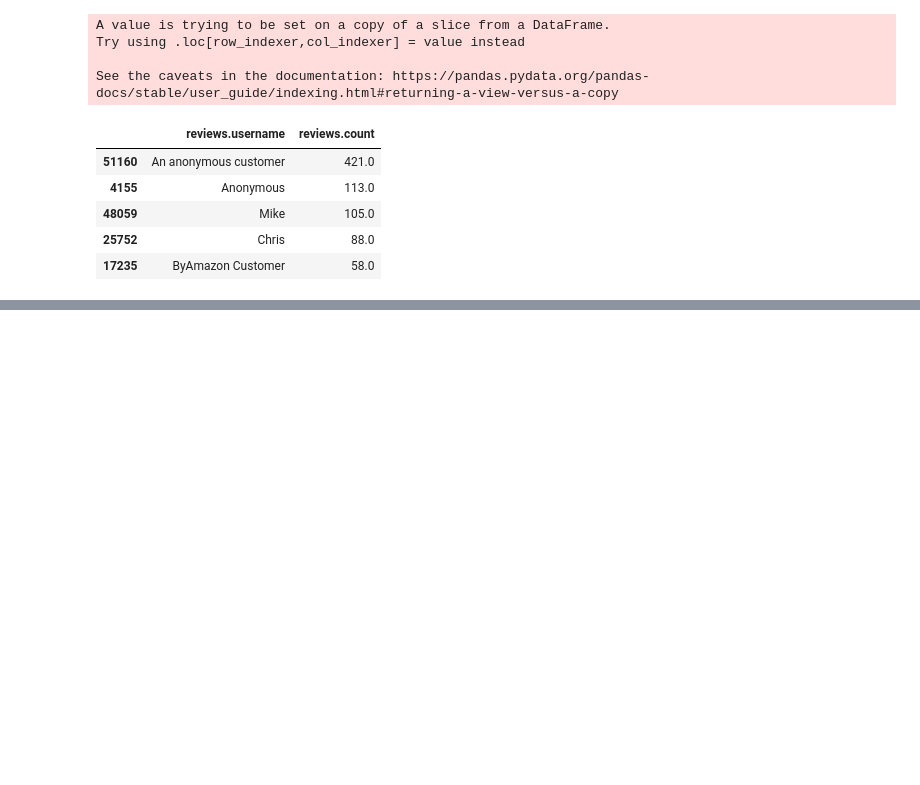
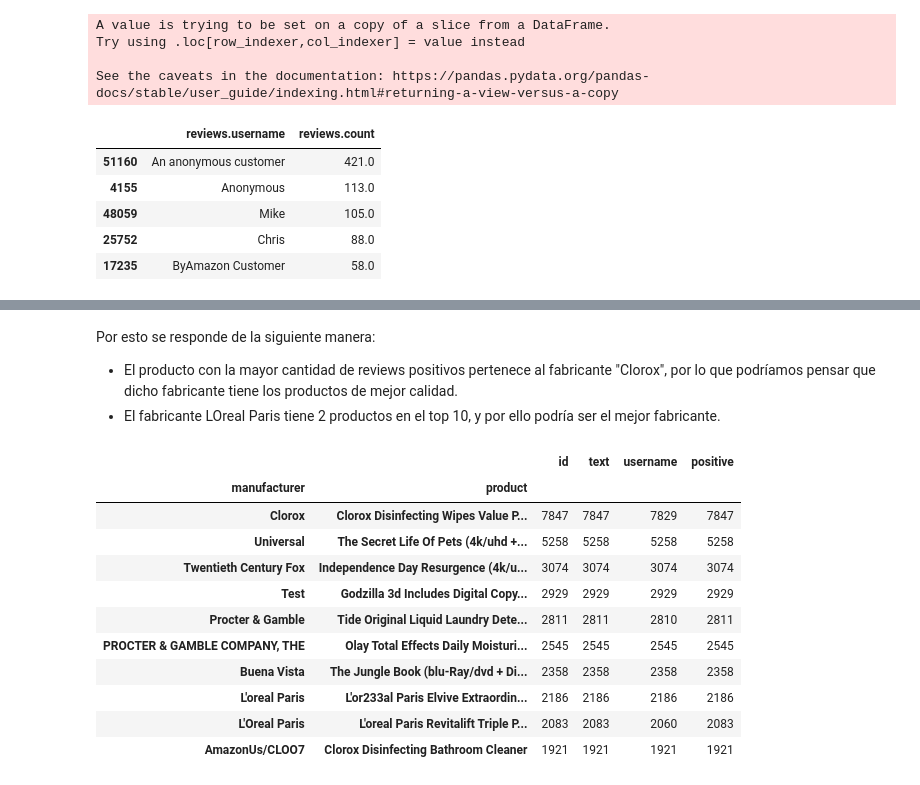
Before and after one commit to RodrigoZea/HDT5DS, a Jupyter notebook: hdt5.ipynb, the cells around one changed output, grey strips where cells are left out. Saved outputs shown, nothing was run; the diff lists cells and outputs as text; code cells hidden in the pictures; blank space fills up the shorter version.

```diff
--- a/hdt5.ipynb
+++ b/hdt5.ipynb
@@ -153,0 +159,3 @@ See the caveats in the documentation: https://pandas.pydata.org/pandas-docs/stab
+# %%
+o_data = pd.read_csv('./data/GrammarandProductReviews.csv')
+o_data['id'].count()
@@ -153,0 +164,3 @@ See the caveats in the documentation: https://pandas.pydata.org/pandas-docs/stab
+# %%
+data = o_data[['id', 'manufacturer', 'name', 'reviews.text', 'reviews.username']]
+data.rename(columns={'name': 'product', 'reviews.text': 'text', 'reviews.username': 'username'}, inplace=True)
@@ -153,0 +172,4 @@ See the caveats in the documentation: https://pandas.pydata.org/pandas-docs/stab
+# %%
+sid = SentimentIntensityAnalyzer()
+# %%
+data['positive'] = data['text'].apply(lambda x: sid.polarity_scores(str(x))['compound'] >= 0.05)
@@ -153,0 +224,20 @@ See the caveats in the documentation: https://pandas.pydata.org/pandas-docs/stab
+# %% [markdown]
+Por esto se responde de la siguiente manera:
+- El producto con la mayor cantidad de reviews positivos pertenece al fabricante "Clorox", por lo que podríamos pensar que dicho fabricante tiene los productos de mejor calidad.
+- El fabricante LOreal Paris tiene 2 productos en el top 10, y por ello podría ser el mejor fabricante.
+# %%
+positive_manufacturers = data[data['positive'] == True].groupby(['manufacturer', 'product'])
+positive_manufacturers.count().sort_values(by=['id'], ascending=False)[:10]
+# %% [output]
+|  |  | id | text | username | positive |
+| manufacturer | product |  |  |  |  |
+| Clorox | Clorox Disinfecting Wipes Value P... | 7847 | 7847 | 7829 | 7847 |
+| Universal | The Secret Life Of Pets (4k/uhd +... | 5258 | 5258 | 5258 | 5258 |
+| Twentieth Century Fox | Independence Day Resurgence (4k/u... | 3074 | 3074 | 3074 | 3074 |
+| Test | Godzilla 3d Includes Digital Copy... | 2929 | 2929 | 2929 | 2929 |
+| Procter & Gamble | Tide Original Liquid Laundry Dete... | 2811 | 2811 | 2810 | 2811 |
+| PROCTER & GAMBLE COMPANY, THE | Olay Total Effects Daily Moisturi... | 2545 | 2545 | 2545 | 2545 |
+| Buena Vista | The Jungle Book (blu-Ray/dvd + Di... | 2358 | 2358 | 2358 | 2358 |
+| L'oreal Paris | L'or233al Paris Elvive Extraordin... | 2186 | 2186 | 2186 | 2186 |
+| L'Oreal Paris | L'oreal Paris Revitalift Triple P... | 2083 | 2083 | 2060 | 2083 |
+| AmazonUs/CLOO7 | Clorox Disinfecting Bathroom Cleaner | 1921 | 1921 | 1921 | 1921 |
```
Also changed, not shown: parts of 19 cells of this notebook, 1 other file.
